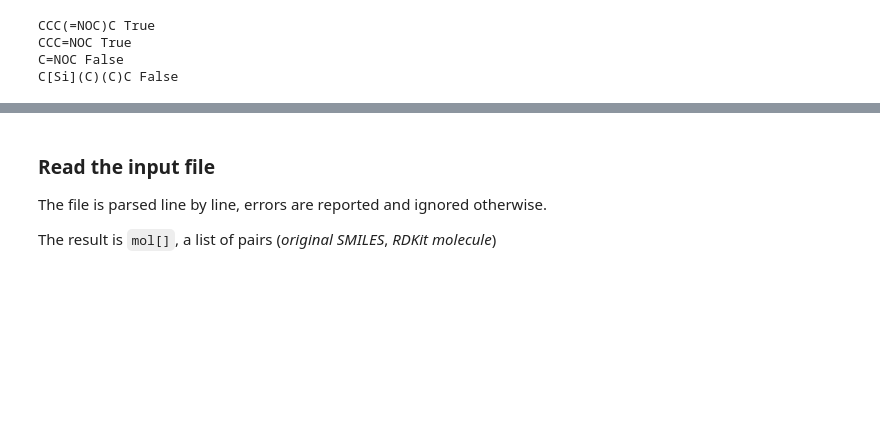
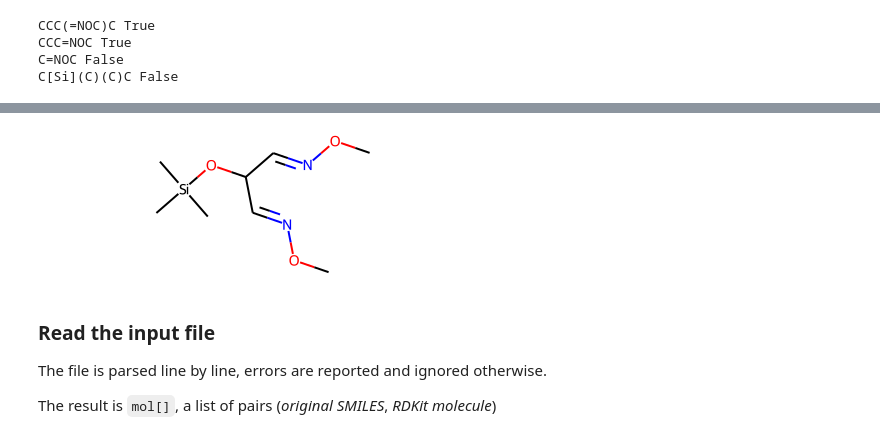
Before and after one commit to maximskorik/gc_derivatization, a Jupyter notebook: example/derivatization.ipynb, the cells around one changed output, grey strips where cells are left out. Cells and saved outputs as stored; diff of their text form; code cells hidden in the pictures; blank space fills up the shorter version.

```diff
--- a/example/derivatization.ipynb
+++ b/example/derivatization.ipynb
@@ -98,3 +98,7 @@ ShowMols(
+# %%
+add_derivatization_groups(m)
+# %% [output]
+[figure, added]
 # %% [markdown]
 ### Read the input file
 
```
Also changed, not shown: parts of 10 cells of this notebook, 1 other file.
